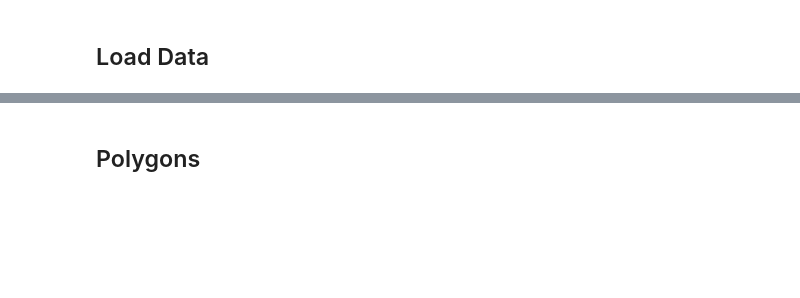
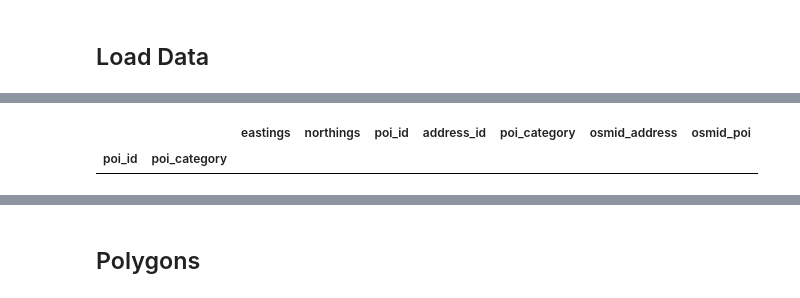
Before and after one commit to jaivinraj/project-dolphin, a Jupyter notebook: notebooks/08.0-get-poi-distances.ipynb, the cells around one changed output, grey strips where cells are left out. Drawn from its saved outputs; the diff is of its cells as text; code cells hidden in the pictures; blank space fills up the shorter version.

```diff
--- a/notebooks/08.0-get-poi-distances.ipynb
+++ b/notebooks/08.0-get-poi-distances.ipynb
@@ -124,3 +124,8 @@ df_points = df_closest_pois.join(
 )
 # %% [output]
 [interactive output not drawn]
+# %%
+df_points
+# %% [output]
+|  |  | eastings | northings | poi_id | address_id | poi_category | osmid_address | osmid_poi |
+| poi_id | poi_category |  |  |  |  |  |  |  |
```
Also changed, not shown: parts of 7 cells of this notebook, 7 other files.
